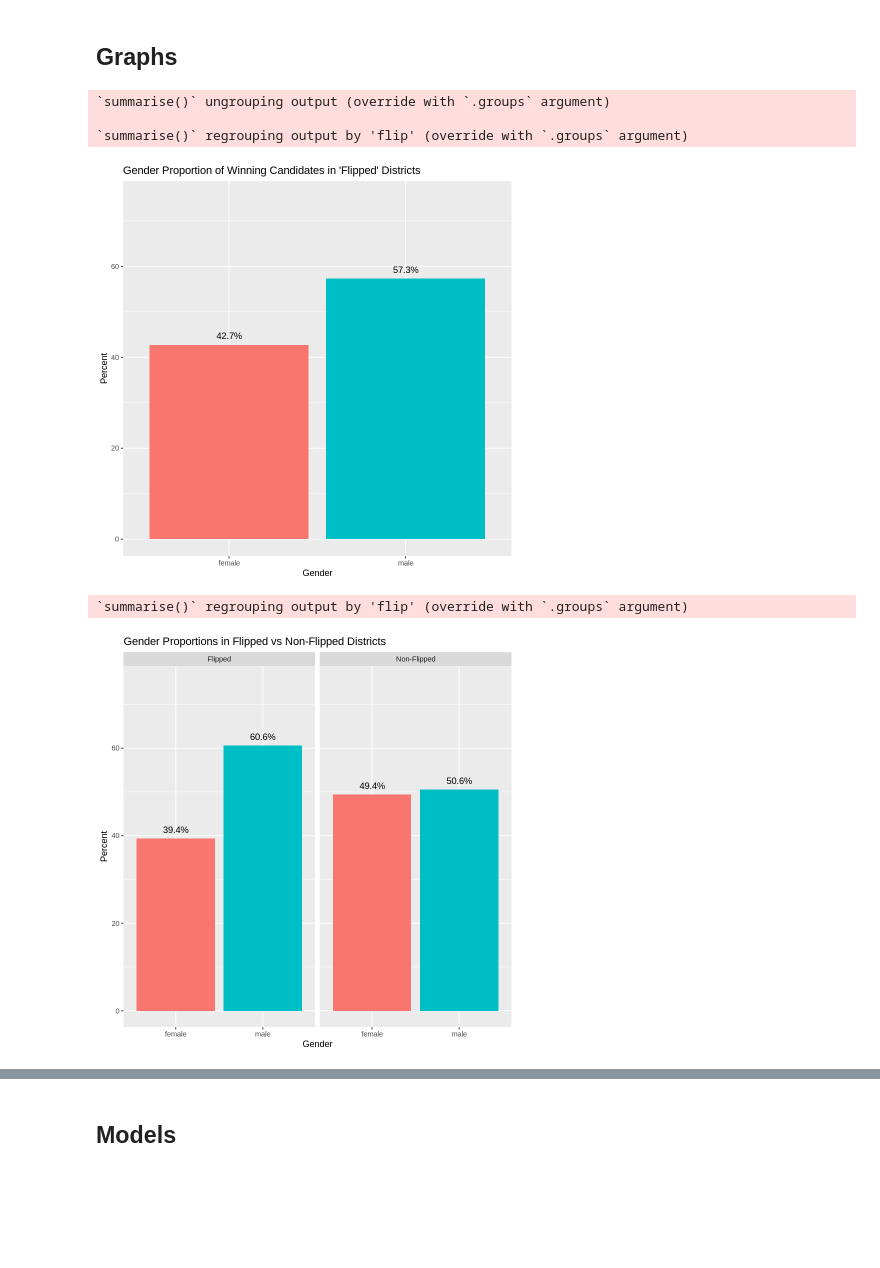
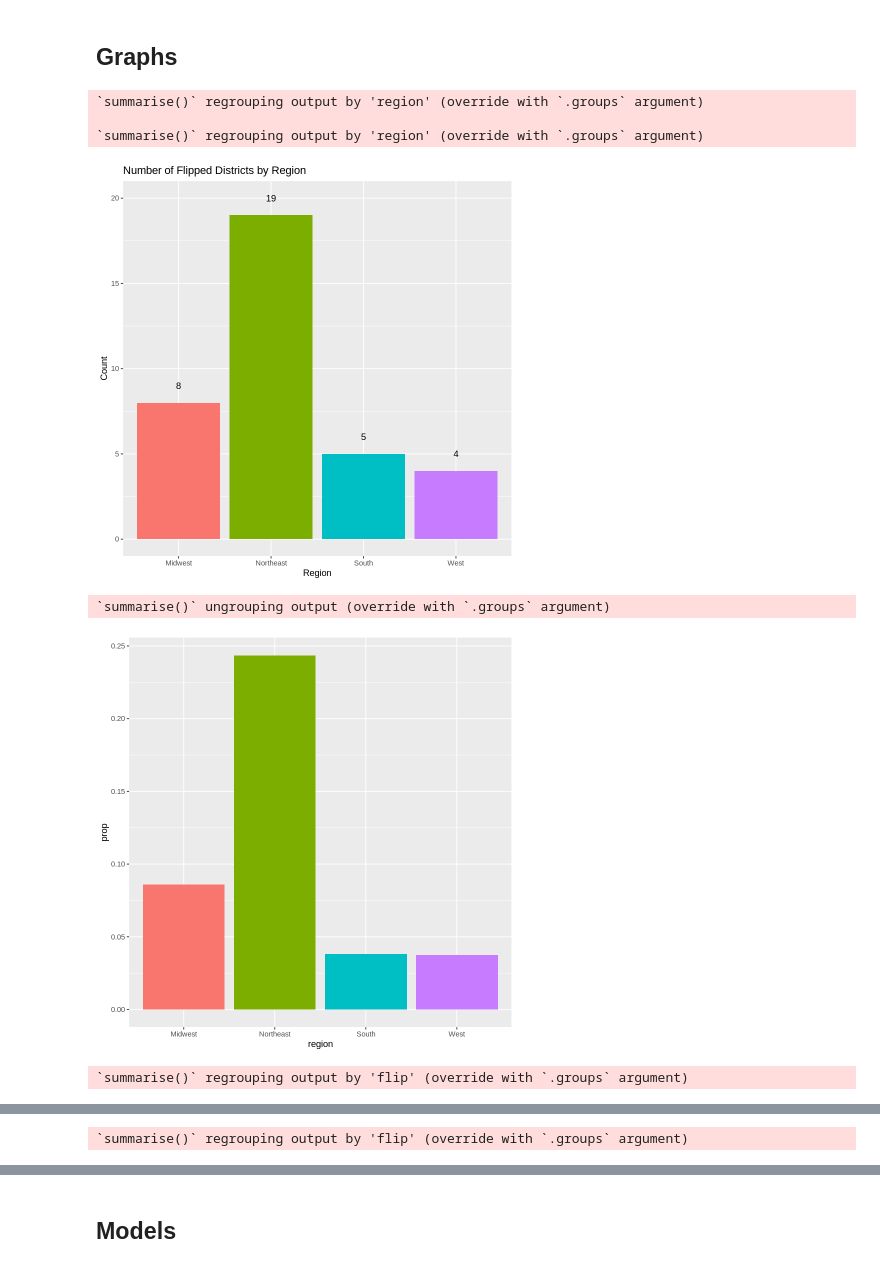
Before and after one commit to michael-bonitati-1117/final_project, a Jupyter notebook: Flipped_House_Analysis.ipynb, the cells around one changed output, grey strips where cells are left out. Saved outputs shown, nothing was run; the diff lists cells and outputs as text; code cells hidden in the pictures; blank space fills up the shorter version.

Commit message:
graphs mainly

```diff
--- a/Flipped_House_Analysis.ipynb
+++ b/Flipped_House_Analysis.ipynb
@@ -17,9 +19,9 @@ CD_results_wide <- read.csv("flipped_house_2018_wide.csv")
 
 # Add region
 states_northeast <- c("CT", "ME", "MA", "NH", "NJ", "NY", "PA", "RI", "VT")
-states_west <- c("AK", "AZ", "CA", "CO", "HI", "ID", "NV", "NM", "OR", "WA", "WY")
-states_midwest <- c("IN", "IL", "IA", "KN", "MI", "MN", "MO", "NB", "ND", "OH", "SD", "WI")
-states_south <- c("AL", "AK", "DE", "DC", "FL", "GA", "KY", "LA", "MD", "MI", "NC", "OK", "SC", "TN", "TX", "VA", "WV")
+states_west <- c("AK", "AZ", "CA", "CO", "HI", "ID", "MT", "NV", "NM", "OR", "UT", "WA", "WY")
+states_midwest <- c("IN", "IL", "IA", "KS", "MI", "MN", "MO", "NE", "ND", "OH", "SD", "WI")
+states_south <- c("AL", "AR", "DE", "DC", "FL", "GA", "KS", "KY", "LA", "MD", "MS", "NC", "OK", "SC", "TN", "TX", "VA", "WV")
 
 CD_results_long <- CD_results_long %>%
   mutate(region = case_when(state %in% states_northeast ~ "Northeast",
@@ -146,6 +153,35 @@ A grouped_df: 4 × 3
 ## Graphs
 # %%
 ## Visuals
+
+# Raw count of flips by region
+CD_results_wide %>%
+    group_by(region, flip) %>%
+    summarize(count = n()) %>%
+    filter(flip == TRUE) %>%
+    arrange(desc(count)) %>%
+    ggplot(aes(x = region, y = count, fill = region, label = count)) +
+        geom_bar(stat = "identity") +
+        geom_text(position = position_nudge(0,1)) +
+        theme(legend.position = "none") +
+        labs(title = "Number of Flipped Districts by Region",
+            x = "Region",
+            y = "Count") +
+        ylim(0,20)
+
+# Flips as proportion of total seats by region
+CD_results_wide %>%
+    group_by(region, flip) %>%
+    summarize(count = n()) %>%
+    mutate(prop = count / sum(count)) %>%
+    filter(flip == TRUE) %>%
+    arrange(desc(count)) %>%
+    ggplot(aes(x = region, y = prop, fill = region)) +
+        geom_bar(stat = "identity") +
+        theme(legend.position = "none")
+
+
+
 CD_results_long %>%
     filter(party == "Democrat", gender %in% c("male", "female")) %>%
     group_by(gender) %>%
@@ -169,35 +205,36 @@ CD_results_long %>%
           flip = ifelse(flip == FALSE, "Non-Flipped", "Flipped")) %>%
     ggplot(aes(x = gender, y = prop, fill = gender, label = paste(prop, "%", sep = ""))) +
         geom_bar(stat = "identity") +
         geom_text(position = position_nudge(0,2)) +
         facet_grid(. ~ flip) +
         theme(legend.position = "none") +
         labs(title = "Gender Proportions in Flipped vs Non-Flipped Districts",
             x = "Gender",
             y = "Percent") +
         ylim(0, 75)
 
 
 CD_results_long %>%
     filter(party == "Democrat", gender %in% c("male", "female"), vote_share < 0.75, candidate != "No candidate") %>%
     group_by(flip, gender) %>%
     summarize(avg_vote_share = round(100*mean(vote_share),1)) %>%
     mutate(flip = ifelse(flip == FALSE, "Non-Flipped", "Flipped")) %>%
     ggplot(aes(x = gender, y = avg_vote_share, fill = gender, label = paste(avg_vote_share, "%", sep = ""))) +
         geom_bar(stat = "identity") +
         geom_text(position = position_nudge(0,2)) +
         facet_grid(. ~ flip) +
         theme(legend.position = "none") +
         labs(title = "Average Vote Share of Democratic Candidates, Flipped vs Non-Flipped Districts",
             x = "Gender",
             y = "Vote Share %") +
         ylim(0, 80)
 # Kind of interesting that there are more males than females in the flipped district winners but females had a higher vote share on average
 # Many ways to split this last one, not exactly fair to compare winners to a group that includes losers, but comparing them to non-flipped winners only would include 'safe' seats with high Dem margins
 # %% [output]
-`summarise()` ungrouping output (override with `.groups` argument)
+`summarise()` regrouping output by 'region' (override with `.groups` argument)
 
-`summarise()` regrouping output by 'flip' (override with `.groups` argument)
+`summarise()` regrouping output by 'region' (override with `.groups` argument)
-[figure, old version]
+[figure, new version]
-`summarise()` regrouping output by 'flip' (override with `.groups` argument)
+`summarise()` ungrouping output (override with `.groups` argument)
-[figure, old version]
+[figure, new version]
+`summarise()` regrouping output by 'flip' (override with `.groups` argument)
@@ -204,0 +242 @@ CD_results_long %>%
+`summarise()` regrouping output by 'flip' (override with `.groups` argument)
```
Also changed, not shown: parts of 5 cells of this notebook, 1 other file.
